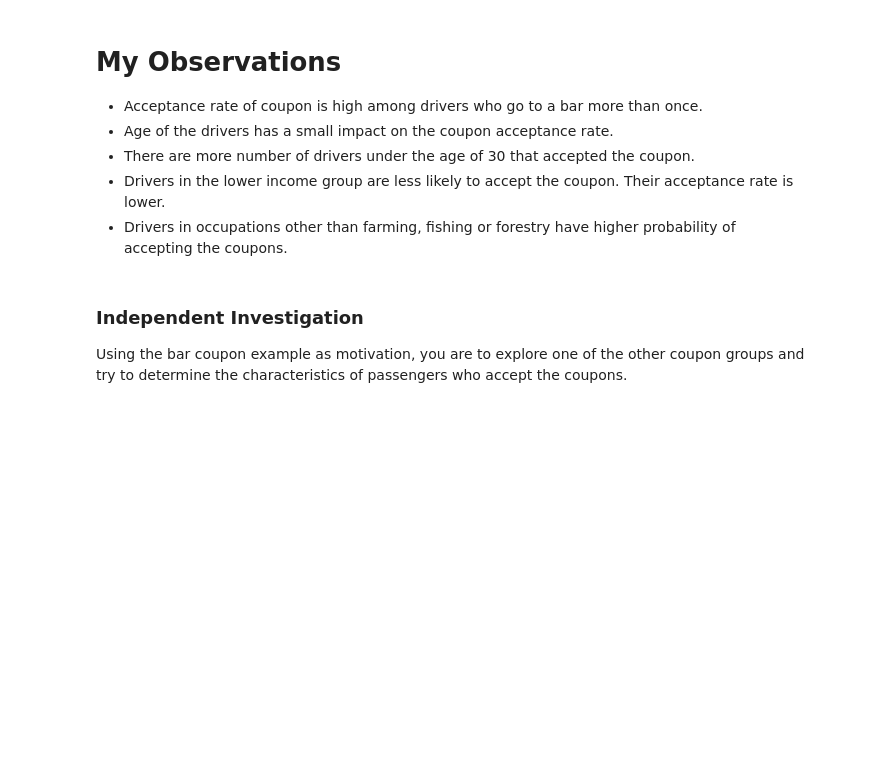
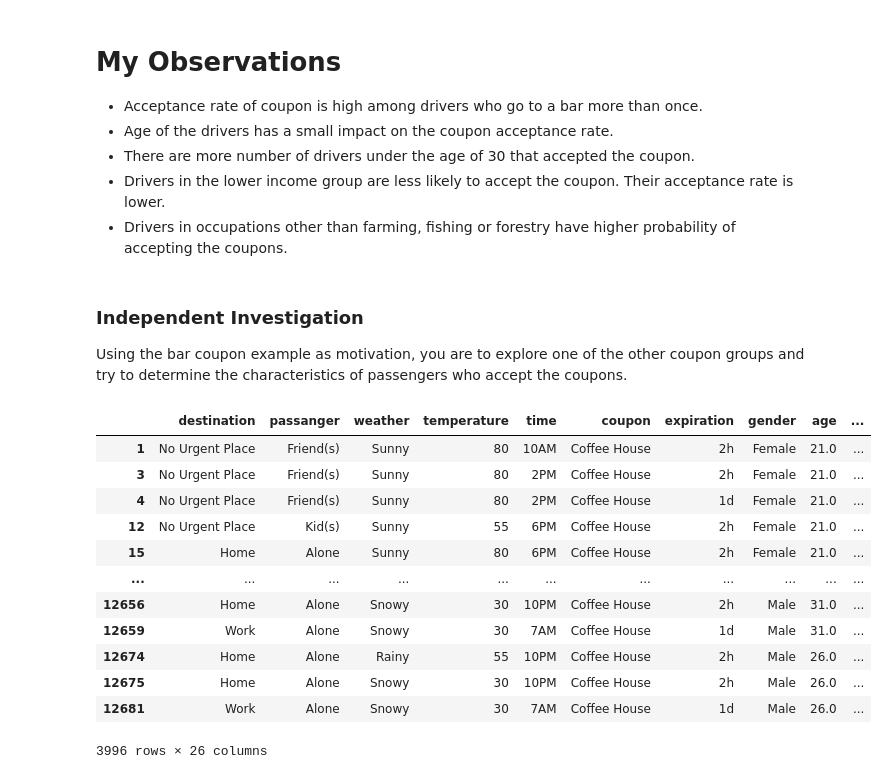
Before and after one commit to skavoori/practical-application-1, a Jupyter notebook: prompt.ipynb, the cells around one changed output. Drawn from its saved outputs; the diff is of its cells as text; code cells hidden in the pictures; blank space fills up the shorter version.

```diff
--- a/prompt.ipynb
+++ b/prompt.ipynb
@@ -506,3 +538,20 @@ print(str(round(acpt_rate_3*100, 2)) + '% of the drivers who go to cheap restaur
 ### Independent Investigation
 
 Using the bar coupon example as motivation, you are to explore one of the other coupon groups and try to determine the characteristics of passengers who accept the coupons.
+# %%
+df_ch = data[data['coupon'] == 'Coffee House']
+df_ch
+# %% [output]
+|  | destination | passanger | weather | temperature | time | coupon | expiration | gender | age | ... |
+| 1 | No Urgent Place | Friend(s) | Sunny | 80 | 10AM | Coffee House | 2h | Female | 21.0 | ... |
+| 3 | No Urgent Place | Friend(s) | Sunny | 80 | 2PM | Coffee House | 2h | Female | 21.0 | ... |
+| 4 | No Urgent Place | Friend(s) | Sunny | 80 | 2PM | Coffee House | 1d | Female | 21.0 | ... |
+| 12 | No Urgent Place | Kid(s) | Sunny | 55 | 6PM | Coffee House | 2h | Female | 21.0 | ... |
+| 15 | Home | Alone | Sunny | 80 | 6PM | Coffee House | 2h | Female | 21.0 | ... |
+| ... | ... | ... | ... | ... | ... | ... | ... | ... | ... | ... |
+| 12656 | Home | Alone | Snowy | 30 | 10PM | Coffee House | 2h | Male | 31.0 | ... |
+| 12659 | Work | Alone | Snowy | 30 | 7AM | Coffee House | 1d | Male | 31.0 | ... |
+| 12674 | Home | Alone | Rainy | 55 | 10PM | Coffee House | 2h | Male | 26.0 | ... |
+| 12675 | Home | Alone | Snowy | 30 | 10PM | Coffee House | 2h | Male | 26.0 | ... |
+| 12681 | Work | Alone | Snowy | 30 | 7AM | Coffee House | 1d | Male | 26.0 | ... |
+3996 rows × 26 columns
```
Also changed, not shown: parts of 8 cells of this notebook, 1 other file.
